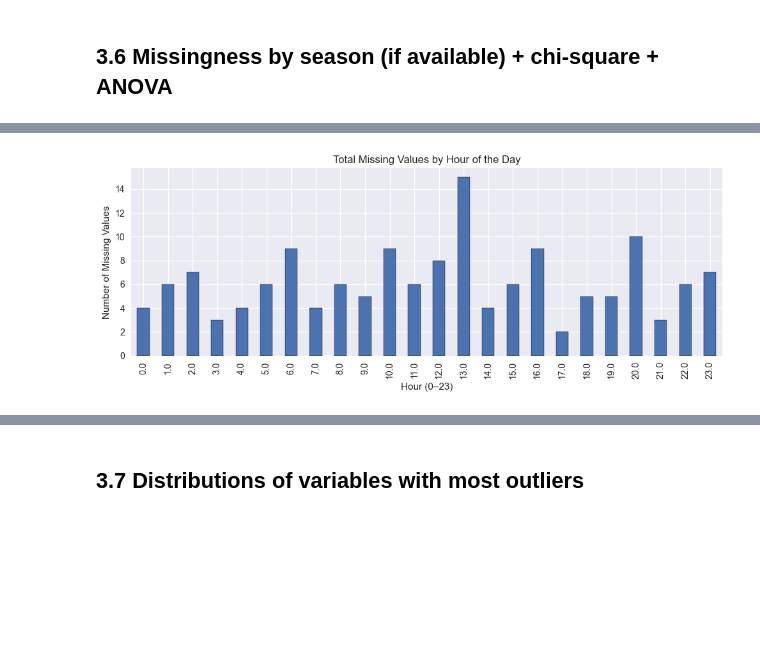
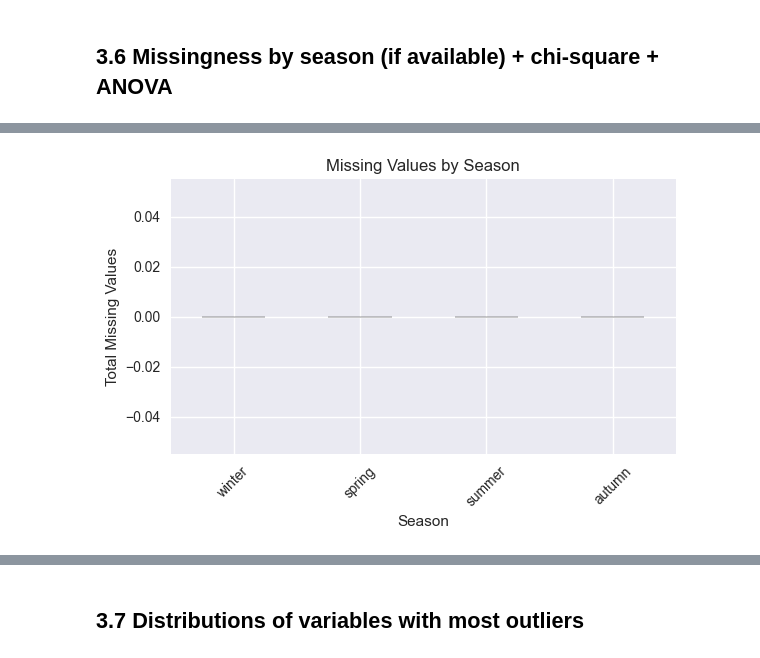
Before and after one commit to ivanldf13/MachineLearning2025, a Jupyter notebook: ML_Weather_Prediction/WF_V2 copy.ipynb, the cells around one changed output, grey strips where cells are left out. Saved outputs shown, nothing was run; the diff lists cells and outputs as text; code cells hidden in the pictures; blank space fills up the shorter version.

Commit message:
Fixed the seasonal analysis of NAs

```diff
--- a/ML_Weather_Prediction/WF_V2 copy.ipynb
+++ b/ML_Weather_Prediction/WF_V2 copy.ipynb
@@ -457,63 +441,58 @@ p-value: 0.1703
 # %% [markdown]
 ## 3.6 Missingness by season (if available) + chi-square + ANOVA
 # %%
+# Assuming `train` is your DataFrame
+if "season" in train.columns:
+    # Use lower-case if that's how season is coded in the data
+    season_order = ["winter", "spring", "summer", "autumn"]
 
-import matplotlib.pyplot as plt
-from scipy.stats import chi2
+    # Group by season and compute the total missing count
+    missing_by_season = (
+        train.groupby("season")["missing_count"]
+        .sum()
+        .reindex(season_order)
+    )
 
-# ------------------------------------------------------------
-# Row‑wise missing count
-# ------------------------------------------------------------
-train["missing_count"] = train.isnull().sum(axis=1)
+    print("\nMissing values by season:")
+    print(missing_by_season)
 
-# ------------------------------------------------------------
-# Total missing values per hour (absolute)
-# ------------------------------------------------------------
-missing_by_hour = (
-    train.groupby("hour")["missing_count"]
-    .sum()
-    .sort_values(ascending=False)          # highest‑missing hours first
-)
+    # Plotting the missing values by season
+    plt.figure(figsize=(6, 4))
+    missing_by_season.plot(kind="bar", color="darkorange", edgecolor="black")
+    plt.title("Missing Values by Season")
+    plt.xlabel("Season")
+    plt.ylabel("Total Missing Values")
+    plt.xticks(rotation=45)  # Rotate x labels for better visibility
+    plt.tight_layout()
+    plt.show()
 
-# ------------------------------------------------------------
-# Relative quantity (percentage of all missing values)
-# ------------------------------------------------------------
-total_missing = missing_by_hour.sum()
-missing_pct = (missing_by_hour / total_missing * 100).round(2)
+    # Chi-square test
+    missing_by_season_noorder = train.groupby("season")["missing_count"].sum()
+    total_missing = missing_by_season_noorder.sum()
+    n_seasons = len(missing_by_season_noorder)
+    expected = [total_missing / n_seasons] * n_seasons
 
-# Build a small table that shows both absolute and relative numbers
-missing_summary = pd.DataFrame({
-    "missing_abs": missing_by_hour,
-    "missing_pct": missing_pct
-})
+    chi2_stat = ((missing_by_season_noorder - expected) ** 2 / expected).sum()
+    df_chi = n_seasons - 1
+    p_value = 1 - chi2.cdf(chi2_stat, df=df_chi)
 
-print("\nTop hours with most missing values (absolute & % of total):\n")
-print(missing_summary.head(10))
+    print("=== Chi-square Test for Seasonal Missingness ===")
+    print(f"Chi-square statistic: {chi2_stat:.2f}")
+    print(f"Degrees of freedom: {df_chi}")
+    print(f"p-value: {p_value:.4f}")
 
-# ------------------------------------------------------------
-# Plot absolute counts
-# ------------------------------------------------------------
-plt.figure(figsize=(10, 4))
-missing_by_hour.sort_index().plot(kind="bar", edgecolor="black")
-plt.title("Total Missing Values by Hour of the Day")
-plt.xlabel("Hour (0–23)")
-plt.ylabel("Number of Missing Values")
-plt.tight_layout()
-plt.show()
+    if p_value < 0.05:
+        print("→ Missingness differs significantly by season (reject H₀).")
+    else:
+        print("→ No significant seasonal difference in missingness (fail to reject H₀).")
 
-# ------------------------------------------------------------
-# Chi‑square goodness‑of‑fit: are missing values equally distributed by hour?
-# ------------------------------------------------------------
-expected = [total_missing / len(missing_by_hour)] * len(missing_by_hour)
+    # ANOVA: does mean missing_count differ by season?
+    model = ols("missing_count ~ C(season)", data=train).fit()
+    anova_table = sm.stats.anova_lm(model, typ=2)
 
-chi2_stat = ((missing_by_hour - expected) ** 2 / expected).sum()
-p_value = 1 - chi2.cdf(chi2_stat, df=len(missing_by_hour) - 1)
+    print("\n=== ANOVA Test for Seasonal Missingness ===")
+    print(anova_table)
 
-print(f"\nChi‑square statistic: {chi2_stat:.2f}")
-print(f"p‑value: {p_value:.4f}")
-
-if p_value < 0.05:
-    print("→ Missingness differs significantly by hour (reject H₀).")
 else:
-    print("→ No significant hourly difference (fail to reject H₀).")
+    print("Column 'season' not found in 'train': skipping seasonal missingness analysis.")
 # %% [output]
@@ -534 +506 @@ hour
-[figure, old version]
+[figure, new version]
```
Also changed, not shown: parts of 61 cells of this notebook, 1 other file.
